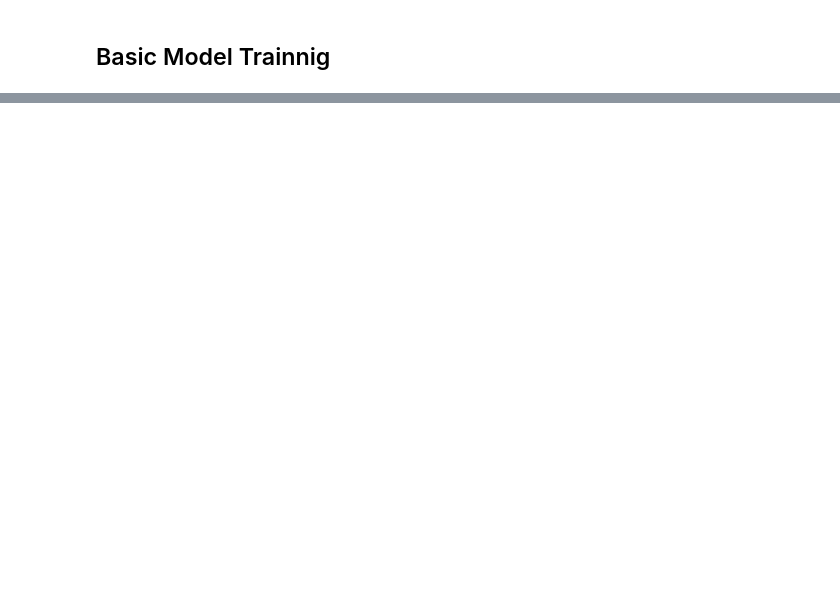
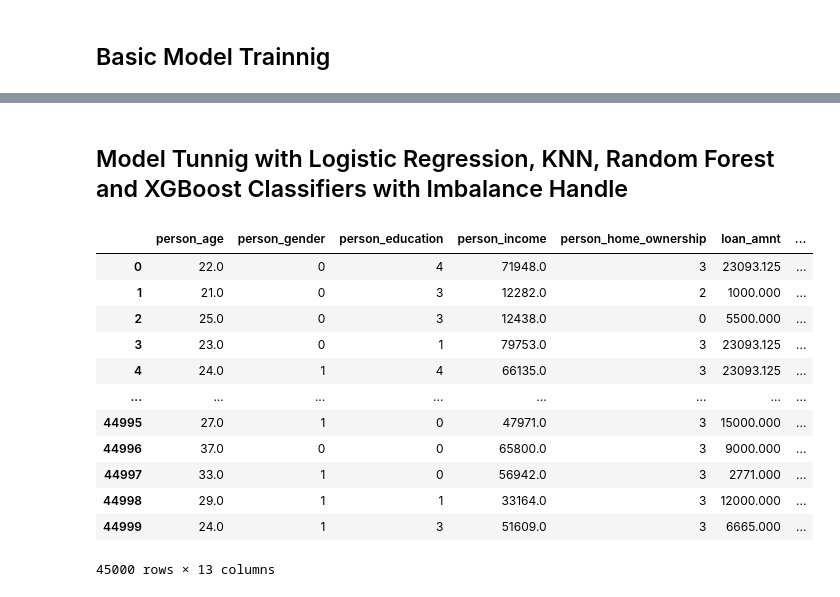
Before and after one commit to AbdullahUnaiz99/loan-approval-classification, a Jupyter notebook: notebook/model_training_evl.ipynb, the cells around one changed output, grey strips where cells are left out. Saved outputs shown, nothing was run; the diff lists cells and outputs as text; code cells hidden in the pictures; blank space fills up the shorter version.

```diff
--- a/notebook/model_training_evl.ipynb
+++ b/notebook/model_training_evl.ipynb
@@ -690,0 +758,18 @@ dtype: float32
+# %% [markdown]
+## Model Tunnig with Logistic Regression, KNN, Random Forest and XGBoost Classifiers with Imbalance Handle
+# %%
+df
+# %% [output]
+|  | person_age | person_gender | person_education | person_income | person_home_ownership | loan_amnt | ... |
+| 0 | 22.0 | 0 | 4 | 71948.0 | 3 | 23093.125 | ... |
+| 1 | 21.0 | 0 | 3 | 12282.0 | 2 | 1000.000 | ... |
+| 2 | 25.0 | 0 | 3 | 12438.0 | 0 | 5500.000 | ... |
+| 3 | 23.0 | 0 | 1 | 79753.0 | 3 | 23093.125 | ... |
+| 4 | 24.0 | 1 | 4 | 66135.0 | 3 | 23093.125 | ... |
+| ... | ... | ... | ... | ... | ... | ... | ... |
+| 44995 | 27.0 | 1 | 0 | 47971.0 | 3 | 15000.000 | ... |
+| 44996 | 37.0 | 0 | 0 | 65800.0 | 3 | 9000.000 | ... |
+| 44997 | 33.0 | 1 | 0 | 56942.0 | 3 | 2771.000 | ... |
+| 44998 | 29.0 | 1 | 1 | 33164.0 | 3 | 12000.000 | ... |
+| 44999 | 24.0 | 1 | 3 | 51609.0 | 3 | 6665.000 | ... |
+45000 rows × 13 columns
```
Also changed, not shown: parts of 7 cells of this notebook, 17 other files.
